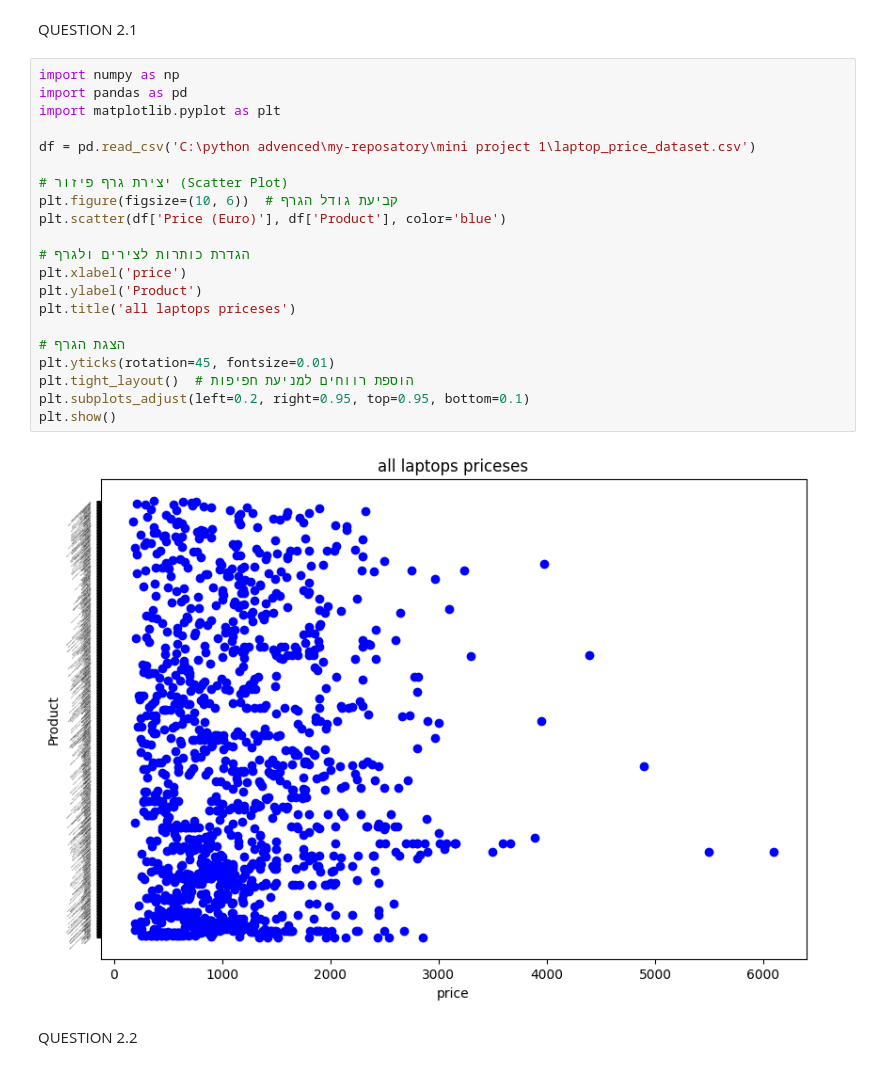
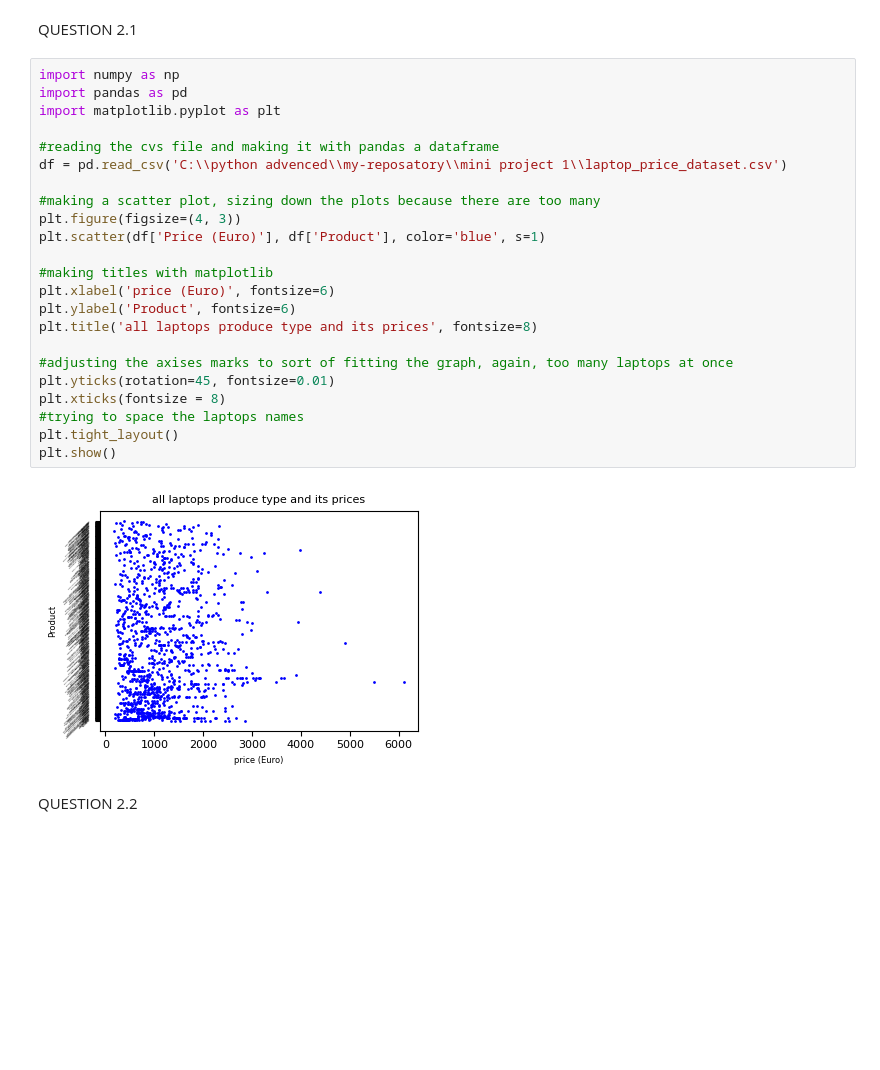
Before and after one commit to Amit-Snir/mini-project-1, a Jupyter notebook: Answers.ipynb, the cells around one changed output. Cells and saved outputs as stored; diff of their text form; blank space fills up the shorter version.

```diff
--- a/Answers.ipynb
+++ b/Answers.ipynb
@@ -194,26 +171,28 @@ QUESTION 2.1
 # %%
 import numpy as np
 import pandas as pd
 import matplotlib.pyplot as plt
 
-df = pd.read_csv('C:\python advenced\my-reposatory\mini project 1\laptop_price_dataset.csv')
+#reading the cvs file and making it with pandas a dataframe
+df = pd.read_csv('C:\\python advenced\\my-reposatory\\mini project 1\\laptop_price_dataset.csv')
 
-# יצירת גרף פיזור (Scatter Plot)
-plt.figure(figsize=(10, 6))  # קביעת גודל הגרף
-plt.scatter(df['Price (Euro)'], df['Product'], color='blue')
+#making a scatter plot, sizing down the plots because there are too many
+plt.figure(figsize=(4, 3))
+plt.scatter(df['Price (Euro)'], df['Product'], color='blue', s=1)
 
-# הגדרת כותרות לצירים ולגרף
-plt.xlabel('price')
-plt.ylabel('Product')
-plt.title('all laptops priceses')
+#making titles with matplotlib
+plt.xlabel('price (Euro)', fontsize=6)
+plt.ylabel('Product', fontsize=6)
+plt.title('all laptops produce type and its prices', fontsize=8)
 
-# הצגת הגרף
+#adjusting the axises marks to sort of fitting the graph, again, too many laptops at once
 plt.yticks(rotation=45, fontsize=0.01)
-plt.tight_layout()  # הוספת רווחים למניעת חפיפות
-plt.subplots_adjust(left=0.2, right=0.95, top=0.95, bottom=0.1)
+plt.xticks(fontsize = 8)
+#trying to space the laptops names
+plt.tight_layout()
 plt.show()
 # %% [output]
-[figure, old version]
+[figure, new version]
 # %% [markdown]
 QUESTION 2.2
 # %%
```
Also changed, not shown: parts of 11 cells of this notebook, 2 other files.
